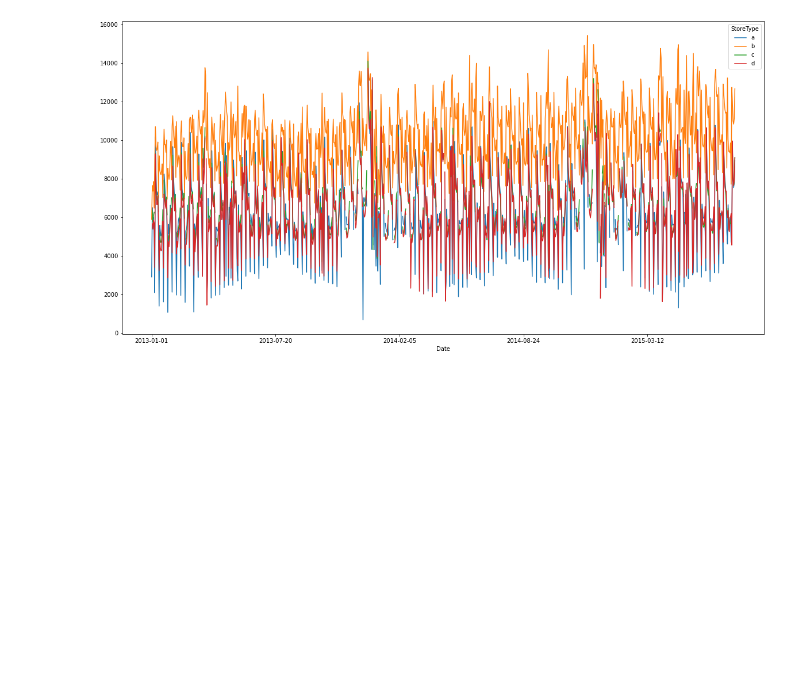
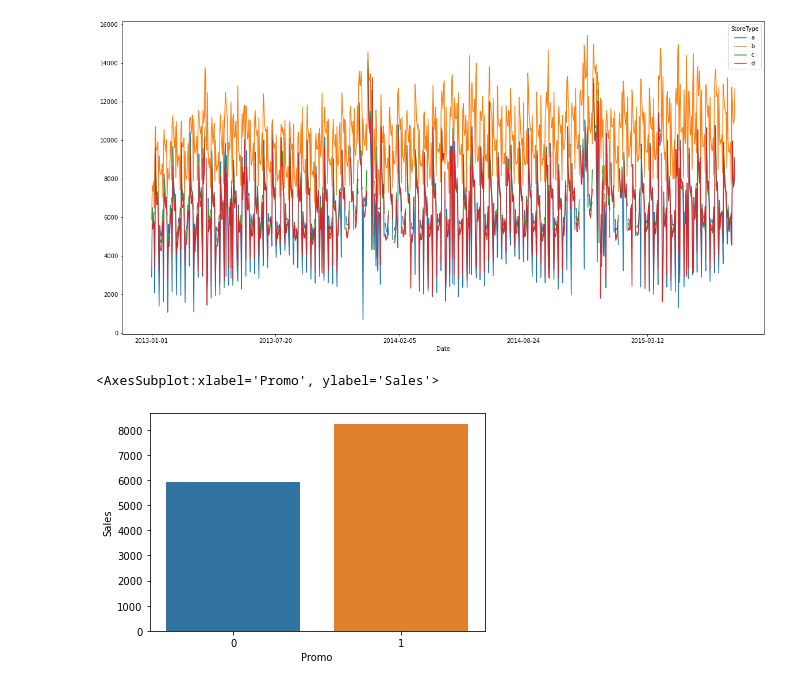
Before and after one commit to Brandao20vtr/projetos, a Jupyter notebook: Analise_Exploratoria_Vendas.ipynb, the cells around one changed output. Saved outputs shown, nothing was run; the diff lists cells and outputs as text; code cells hidden in the pictures; blank space fills up the shorter version.

```diff
--- a/Analise_Exploratoria_Vendas.ipynb
+++ b/Analise_Exploratoria_Vendas.ipynb
@@ -570,3 +570,11 @@ sales_train_all_df.groupby(['Date', 'StoreType']).mean()['Sales'].unstack().plot
 # %% [output]
 <AxesSubplot:xlabel='Date'>
 [figure]
+# %%
+# Se a promoção afeta o número de vendas na loja
+sns.barplot(x = 'Promo', y = 'Sales', data = sales_train_all_df)
+
+# Quando temos promoção nas lojas aumenta as vndas
+# %% [output]
+<AxesSubplot:xlabel='Promo', ylabel='Sales'>
+[figure, added]
```
Also changed, not shown: parts of 1 cell of this notebook.
